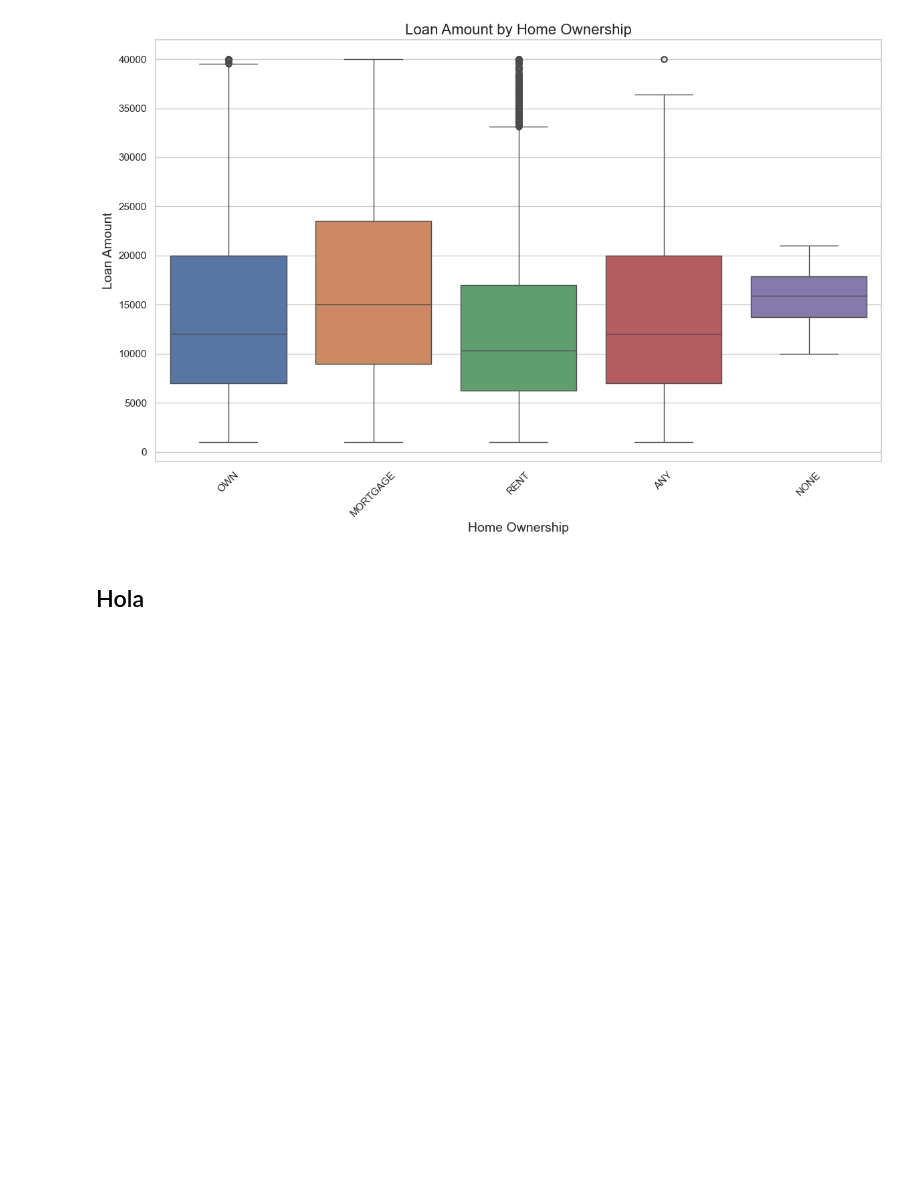
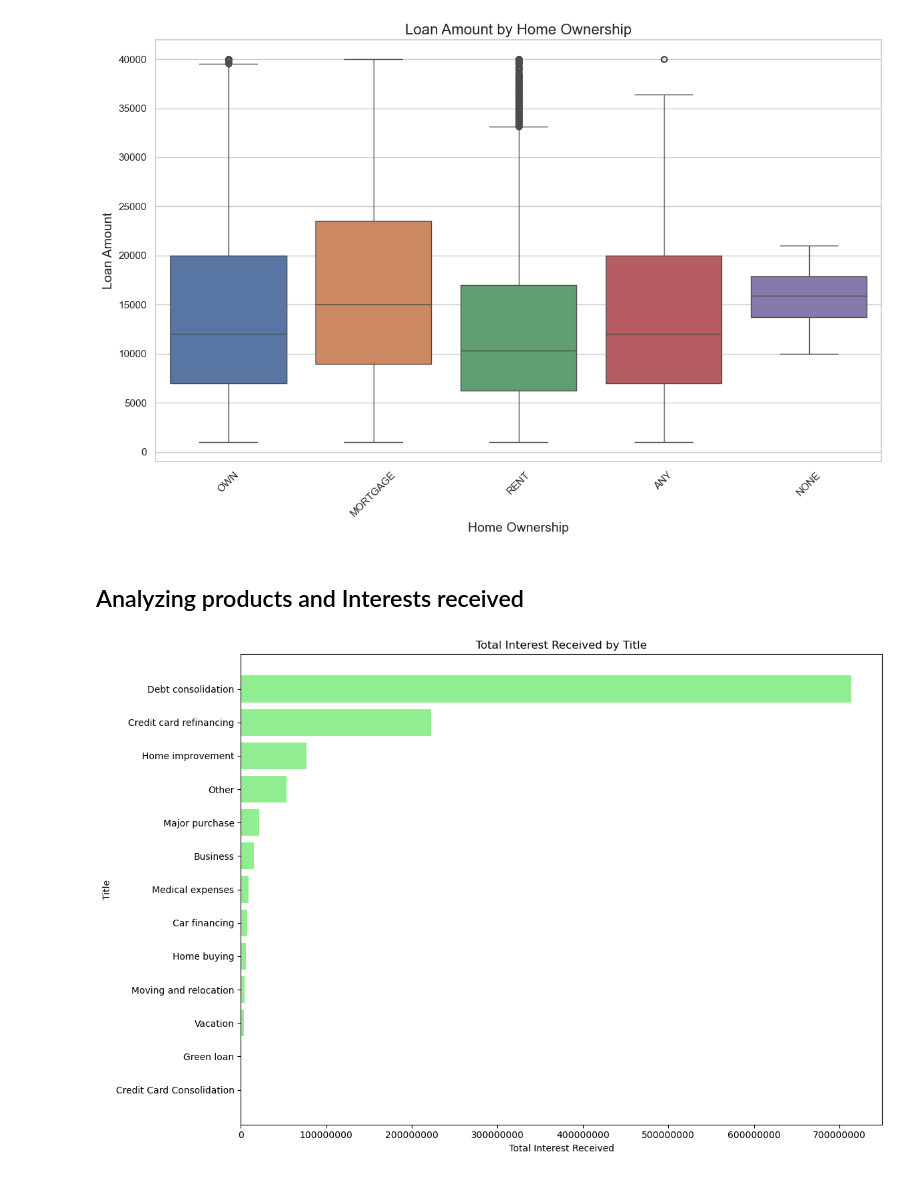
Before and after one commit to karenreyesss/1st-project-bootcamp, a Jupyter notebook: project1.ipynb, the cells around one changed output. Drawn from its saved outputs; the diff is of its cells as text; code cells hidden in the pictures; blank space fills up the shorter version.

Commit message:
Added code by Karen

```diff
--- a/project1.ipynb
+++ b/project1.ipynb
@@ -442,4 +440,44 @@ plt.show()
 # %% [output]
 [figure]
 # %% [markdown]
-## Hola
+## Analyzing products and Interests received
+# %%
+# Group by 'title' and calculate the total interest received for each product
+revenue_by_product = lending_club_data.groupby('title')['total_rec_int'].sum().reset_index()
+
+# Reset the index of the grouped DataFrame
+revenue_by_product.reset_index(drop=True, inplace=True)
+
+# Count the number of occurrences of each title in the original DataFrame
+title_counts = lending_club_data['title'].value_counts().reset_index()
+title_counts.columns = ['title', 'count']
+
+# Merge the total interest received DataFrame with the title counts DataFrame based on the 'title' column
+revenue_by_product = pd.merge(revenue_by_product, title_counts, on='title')
+
+
+# Sort the products by total interest received in descending order
+revenue_by_product.sort_values(by='total_rec_int', ascending=False, inplace=True)
+# %%
+import matplotlib.pyplot as plt
+import matplotlib.ticker as ticker
+
+# Sort the DataFrame by total interest received in descending order
+revenue_by_product.sort_values(by='total_rec_int', ascending=True, inplace=True)
+
+# Plot
+plt.figure(figsize=(12, 8))
+plt.barh(revenue_by_product['title'], revenue_by_product['total_rec_int'], color='lightgreen')
+
+plt.xlabel('Total Interest Received')
+plt.ylabel('Title')
+plt.title('Total Interest Received by Title')
+
+# Format tick labels on the x-axis without scientific notation
+plt.ticklabel_format(style='plain', axis='x')
+
+plt.tight_layout()
+plt.savefig('Images-Karen/Total_Int_Rec_by_Title.jpg')
+plt.show()
+# %% [output]
+[figure, added]
```
Also changed, not shown: parts of 11 cells of this notebook.
